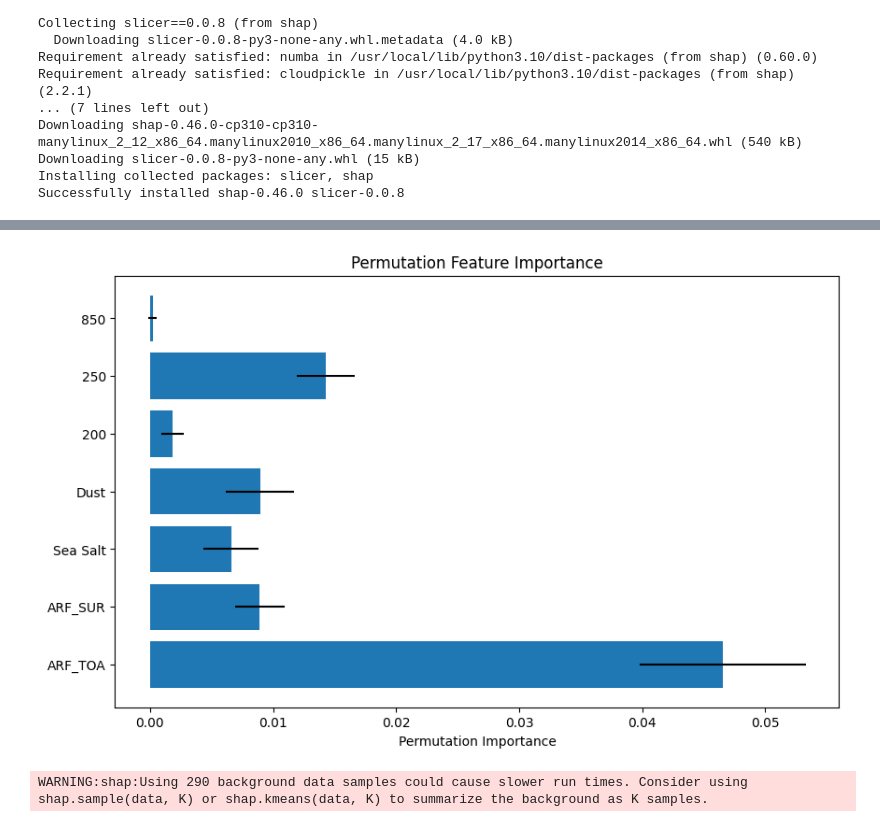
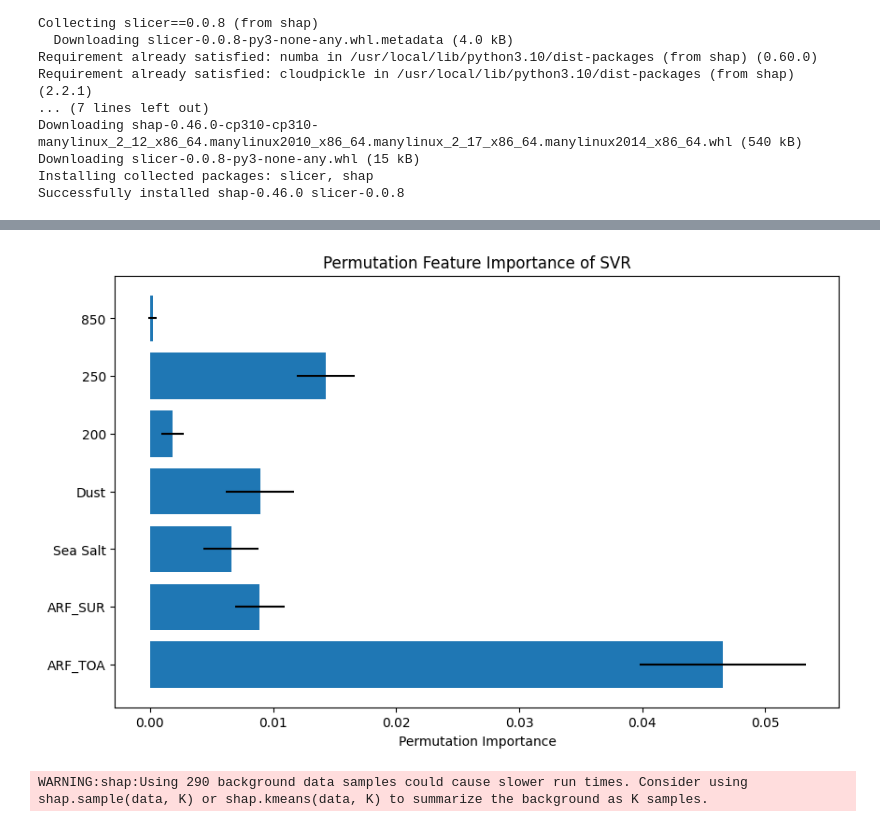
Before and after one commit to SanaSNavas27/finalproject, a Jupyter notebook: Copy_of_shapandpfi.ipynb, the cells around one changed output, grey strips where cells are left out. Saved outputs shown, nothing was run; the diff lists cells and outputs as text; code cells hidden in the pictures.

```diff
--- a/Copy_of_shapandpfi.ipynb
+++ b/Copy_of_shapandpfi.ipynb
@@ -281,31 +505,0 @@ from sklearn.model_selection import GridSearchCV
-# %%
-
-param_grid = {
-    'alpha_1': [1e-6, 1e-5, 1e-4, 1e-3],
-    'alpha_2': [1e-6, 1e-5, 1e-4, 1e-3],
-    'lambda_1': [1e-6, 1e-5, 1e-4, 1e-3],
-    'lambda_2': [1e-6, 1e-5, 1e-4, 1e-3]
-}
-
-# Initialize the Bayesian Ridge model
-bayesian_ridge = BayesianRidge()
-
-# Initialize GridSearchCV
-grid_search = GridSearchCV(bayesian_ridge, param_grid, cv=5, scoring='neg_mean_squared_error', n_jobs=-1)
-
-# Fit GridSearchCV
-grid_search.fit(X_train, y_train)
-
-# Get the best parameters and score
-print("Best Parameters:", grid_search.best_params_)
-print("Best Score:", grid_search.best_score_)
-
-# Predict using the best model
-y_pred = grid_search.best_estimator_.predict(X_test)
-
-# Evaluate the model's performance
-mse = mean_squared_error(y_test, y_pred)
-r2 = r2_score(y_test, y_pred)
-
-print(f"Mean Squared Error: {mse}")
-print(f"R^2 Score: {r2}")
@@ -494,31 +574,31 @@ WARNING:shap:Using 290 background data samples could cause slower run times. Con
 # %%
 import numpy as np
 import matplotlib.pyplot as plt
 from sklearn.inspection import permutation_importance
 from sklearn.metrics import mean_squared_error
 
 # Assuming grid_search and best_svr are already defined and fitted
 
 # Get the best estimator
 best_svr = grid_search.best_estimator_
 
 # Compute permutation feature importance
 results = permutation_importance(best_svr, X_test, y_test, scoring='neg_mean_squared_error', n_repeats=10, random_state=42, n_jobs=-1)
 
 # Extract importance scores and standard deviations
 importance_means = results.importances_mean
 importance_std = results.importances_std
 
 # Plot the feature importances
 features = X_test.columns  # Assuming X_test is a DataFrame with feature names
 
 plt.figure(figsize=(10, 6))
 plt.barh(features, importance_means, xerr=importance_std, align='center')
 plt.xlabel('Permutation Importance')
-plt.title('Permutation Feature Importance')
+plt.title('Permutation Feature Importance of SVR')
 plt.show()
 # %% [output]
-[figure, old version]
+[figure, new version]
 # %%
 # Define a function to get predictions from the pipeline
 def predict_fn(X):
```
Also changed, not shown: parts of 22 cells of this notebook.
